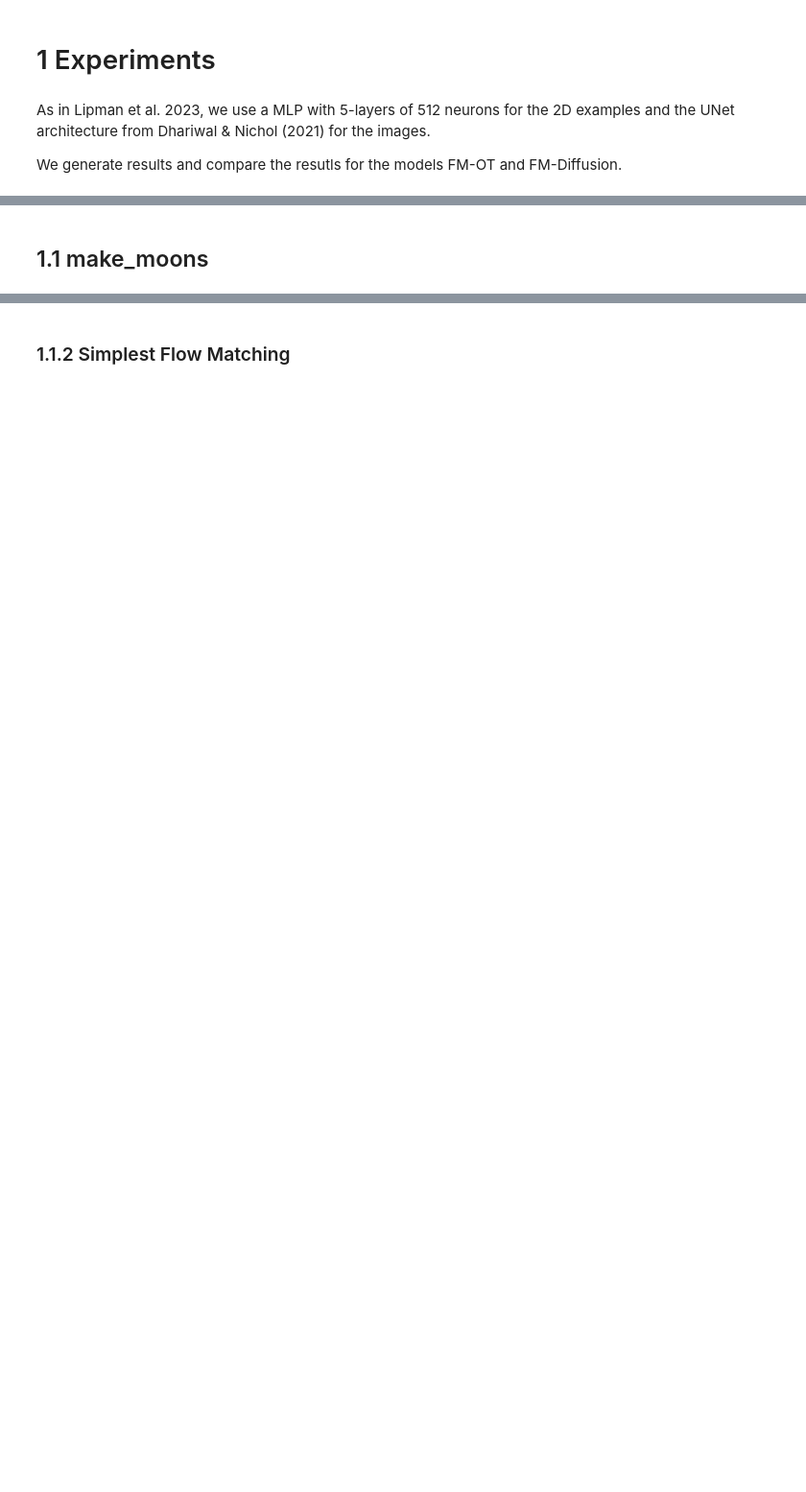
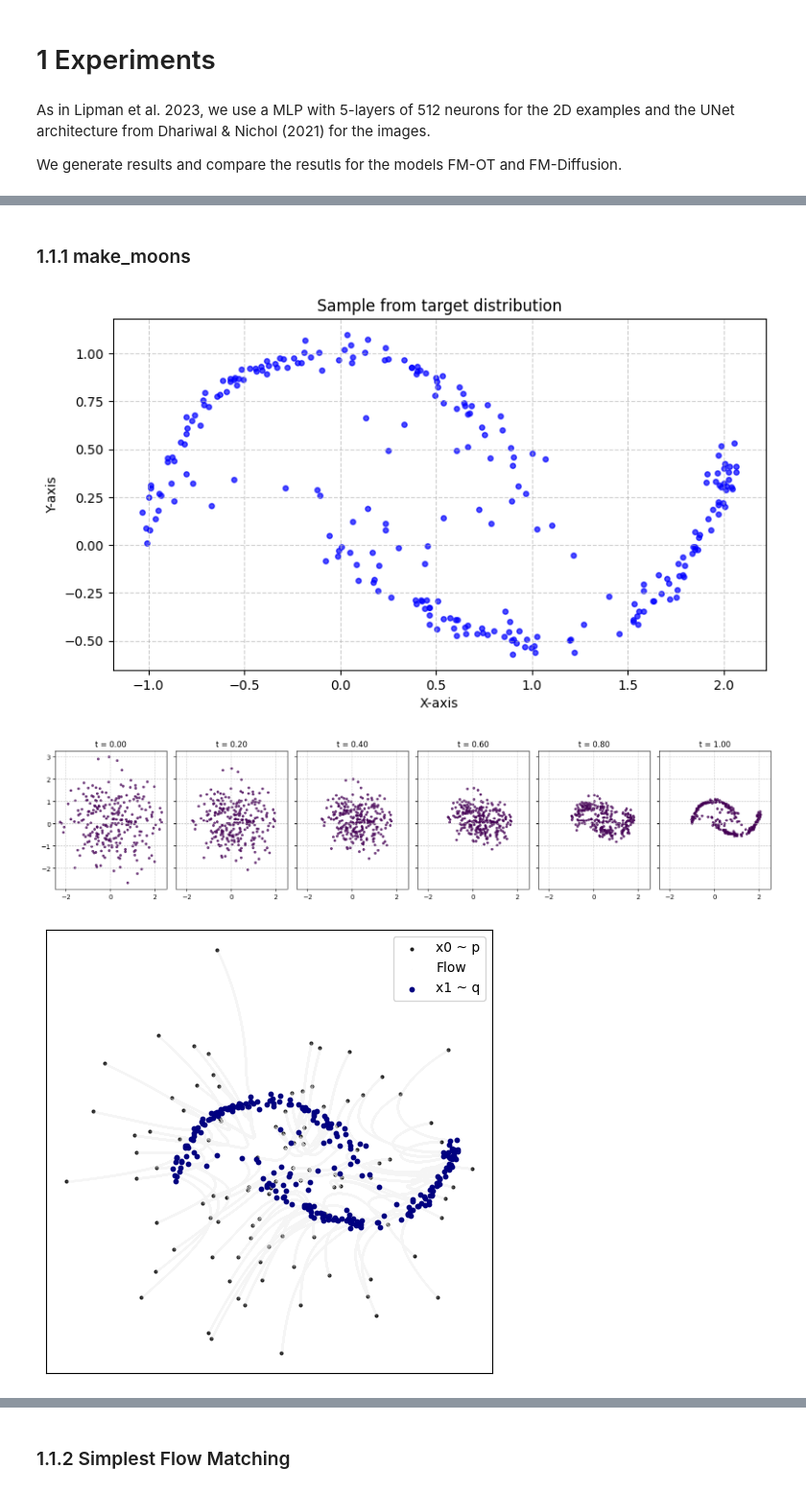
Before and after one commit to tarcisiobueno/flow-matching, a Jupyter notebook: experiments.ipynb, the cells around one changed output, grey strips where cells are left out. Shown at 96% size. Cells and saved outputs as stored; diff of their text form; code cells hidden in the pictures; blank space fills up the shorter version.

```diff
--- a/experiments.ipynb
+++ b/experiments.ipynb
@@ -33,3 +33,37 @@ We generate results and compare the resutls for the models FM-OT and FM-Diffusio
 # %% [markdown]
-## 1.1 make_moons
+### 1.1.1 make_moons
+# %%
+model=SimpleNN()
+oftm = OTFM()
+sigma_min = 0
+optimizer=torch.optim.Adam(model.parameters())
+loss_fn=nn.MSELoss()
+n_epochs=10000
+
+for _ in tqdm(range(n_epochs)):
+    x_1 = Tensor(make_moons(256)[0])
+    x_0 = torch.randn_like(x_1)
+
+    t = torch.rand(len(x_1), 1)
+
+    dx_t = oftm.compute_dx_t(x_0, x_1, sigma_min)
+    x_t = oftm.compute_x_t(x_0, x_1, sigma_min, t)
+
+    optimizer.zero_grad()
+
+    v_pred = model(x_t, t)
+    loss_fn(v_pred ,dx_t).backward()
+
+    optimizer.step()
+# %%
+x_0 = torch.randn_like(x_1)
+sampler = Sampler2D(model, time_steps=6, x_0=x_0)
+# %%
+sampler.plot_sample()
+sampler.plot_flow()
+sampler.plot_trajectories(n=100)
+# %% [output]
+[figure, added]
+[figure, added]
+[figure, added]
 # %% [markdown]
```
Also changed, not shown: parts of 40 cells of this notebook, 10 other files.
